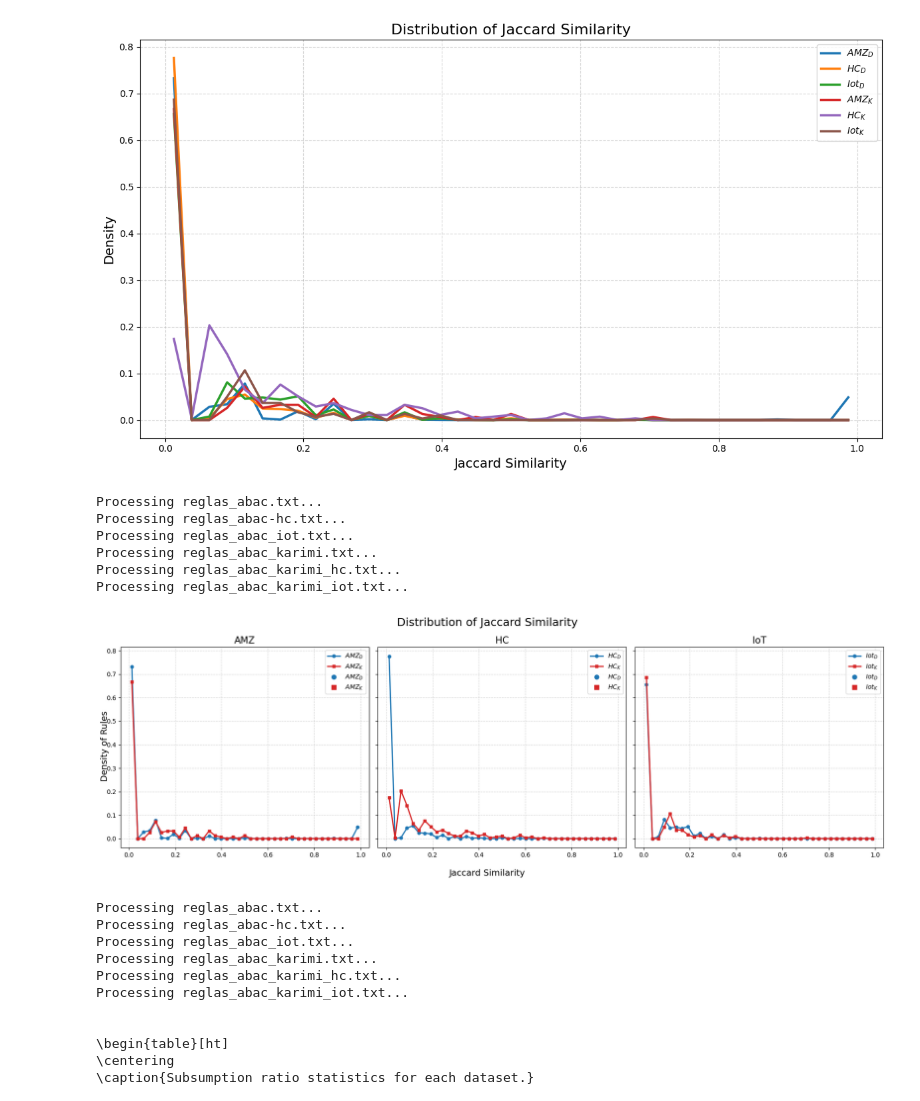
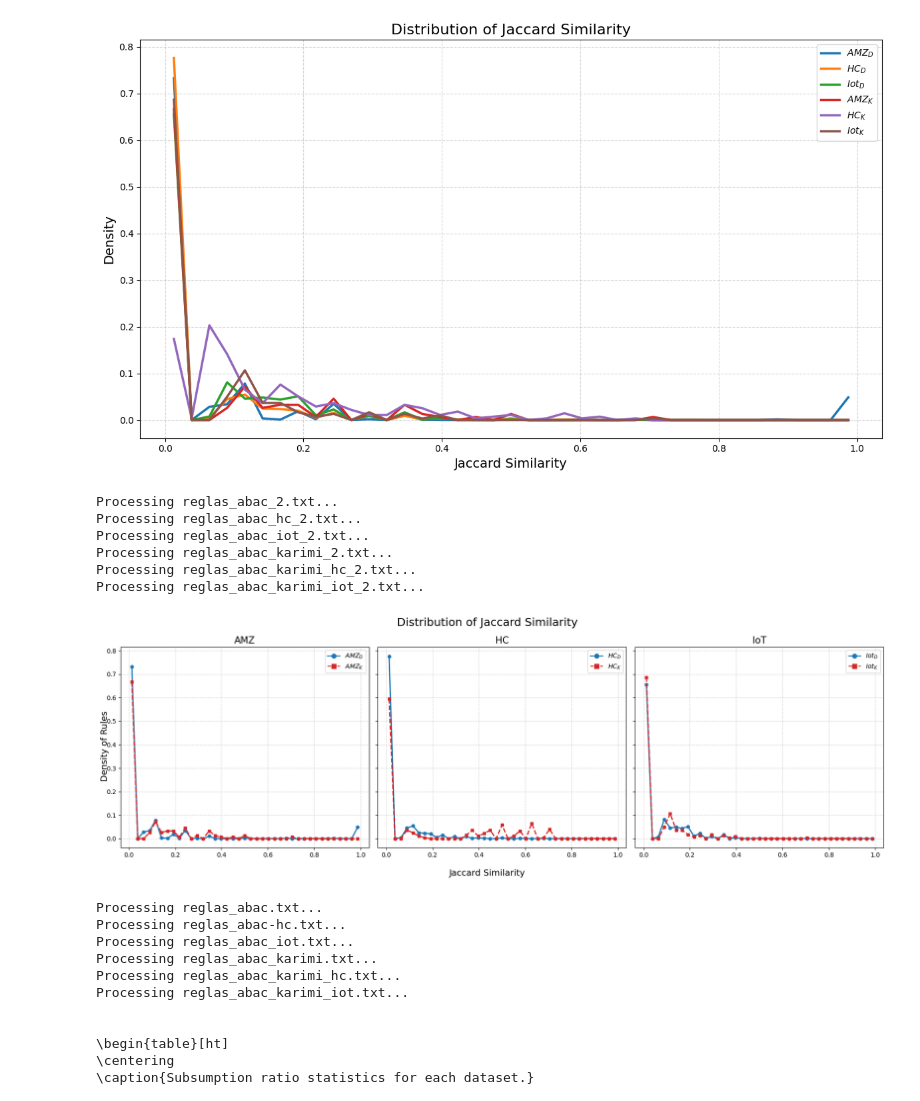
Before and after one commit to diazmx/phd-thesis-lab, a Jupyter notebook: 17_NuevoAnalisisP1/paper 1.ipynb, the cells around one changed output. Drawn from its saved outputs; the diff is of its cells as text; code cells hidden in the pictures.

```diff
--- a/17_NuevoAnalisisP1/paper 1.ipynb
+++ b/17_NuevoAnalisisP1/paper 1.ipynb
@@ -1300,7 +1119,7 @@ for ax, (idx_d, idx_k, title) in zip(axes, groups):
     plt.setp(
         stemlines2,
         linewidth=3,
-        color='tab:red'
+        color='tab:red',
         linestyle='--'
     )
 
@@ -1344,7 +1163,7 @@ for ax, (idx_d, idx_k, title) in zip(axes, groups):
 
             tick.set_text("★ " + tick.get_text()+ " ★")   # add star
             tick.set_fontweight('bold')             # bold
-            tick.set_color('green')                 # no dependence on color
+            #tick.set_color('green')                 # no dependence on color
 
     ax.set_xticklabels(
     tick_objects,
@@ -1379,9 +1198,9 @@ for ax, (idx_d, idx_k, title) in zip(axes, groups):
         [],
         [],
         marker='o',
-        linestyle='None',
+        linestyle='-',
         color='tab:blue',
-        markersize=8,
+        markersize=6,
         label=labels[idx_d]
     )
 
@@ -1389,9 +1208,9 @@ for ax, (idx_d, idx_k, title) in zip(axes, groups):
         [],
         [],
         marker='s',
-        linestyle='None',
+        linestyle='--',
         color='tab:red',
-        markersize=8,
+        markersize=6,
         label=labels[idx_k]
     )
 
@@ -1650,6 +1469,14 @@ files = [
     "reglas_abac_karimi.txt",
     "reglas_abac_karimi_hc.txt",
     "reglas_abac_karimi_iot.txt",
+]
+files = [
+    "reglas_abac_2.txt",
+    "reglas_abac_hc_2.txt",
+    "reglas_abac_iot_2.txt",
+    "reglas_abac_karimi_2.txt",
+    "reglas_abac_karimi_hc_2.txt",
+    "reglas_abac_karimi_iot_2.txt",
 ]
 
 labels = [
@@ -1819,8 +1646,8 @@ for ax, (idx_d, idx_k, title) in zip(axes, groups):
         color='tab:blue',
         marker='o',
         markersize=5,
-        linewidth=2,
-        label=labels[idx_d]
+        linewidth=2
+        #label=labels[idx_d]
     )
 
     # ========================================================
@@ -1831,10 +1658,11 @@ for ax, (idx_d, idx_k, title) in zip(axes, groups):
         x_k,
         hist_k,
         color='tab:red',
+        linestyle='--',
         marker='s',
         markersize=5,
-        linewidth=2,
-        label=labels[idx_k]
+        linewidth=2
+        #label=labels[idx_k]
     )
 
     # ========================================================
@@ -1864,7 +1692,7 @@ for ax, (idx_d, idx_k, title) in zip(axes, groups):
         [],
         [],
         marker='o',
-        linestyle='None',
+        linestyle='-',
         color='tab:blue',
         markersize=7,
         label=labels[idx_d]
@@ -1874,7 +1702,7 @@ for ax, (idx_d, idx_k, title) in zip(axes, groups):
         [],
         [],
         marker='s',
-        linestyle='None',
+        linestyle='--',
         color='tab:red',
         markersize=7,
         label=labels[idx_k]
@@ -1888,40 +1716,40 @@ for ax, (idx_d, idx_k, title) in zip(axes, groups):
 
 fig.suptitle(
     "Distribution of Jaccard Similarity",
     fontsize=18
 )
 
 fig.supxlabel(
     "Jaccard Similarity",
     fontsize=14
 )
 
 fig.supylabel(
     "Density of Rules",
     fontsize=14
 )
 
 plt.tight_layout()
 
 # ============================================================
 # SAVE
 # ============================================================
 
 plt.savefig(
     "jaccard_similarity_subfigures.png",
     dpi=300,
     bbox_inches='tight'
 )
 
 plt.show()
 # %% [output]
-Processing reglas_abac.txt...
-Processing reglas_abac-hc.txt...
-Processing reglas_abac_iot.txt...
-Processing reglas_abac_karimi.txt...
-Processing reglas_abac_karimi_hc.txt...
-Processing reglas_abac_karimi_iot.txt...
+Processing reglas_abac_2.txt...
+Processing reglas_abac_hc_2.txt...
+Processing reglas_abac_iot_2.txt...
+Processing reglas_abac_karimi_2.txt...
+Processing reglas_abac_karimi_hc_2.txt...
+Processing reglas_abac_karimi_iot_2.txt...
-[figure, old version]
+[figure, new version]
 # %%
 import ast
 import numpy as np
```
Also changed, not shown: parts of 5 cells of this notebook, 7 other files.
